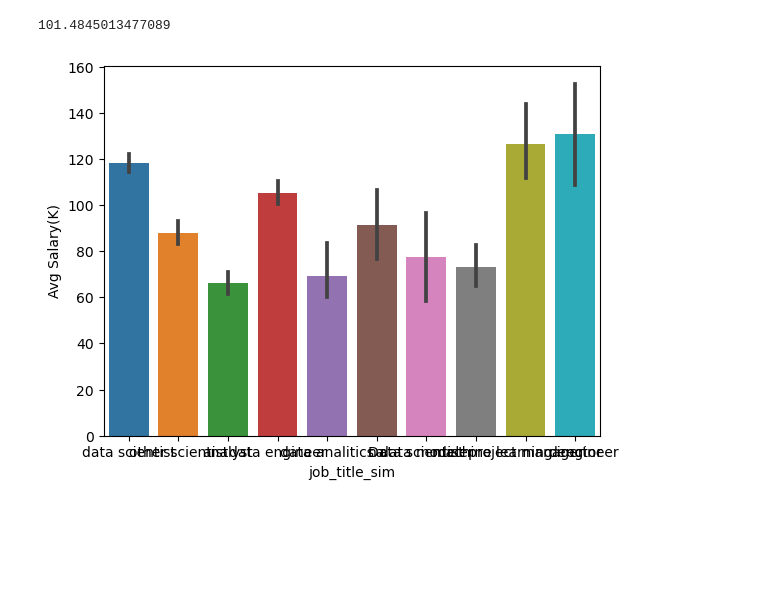
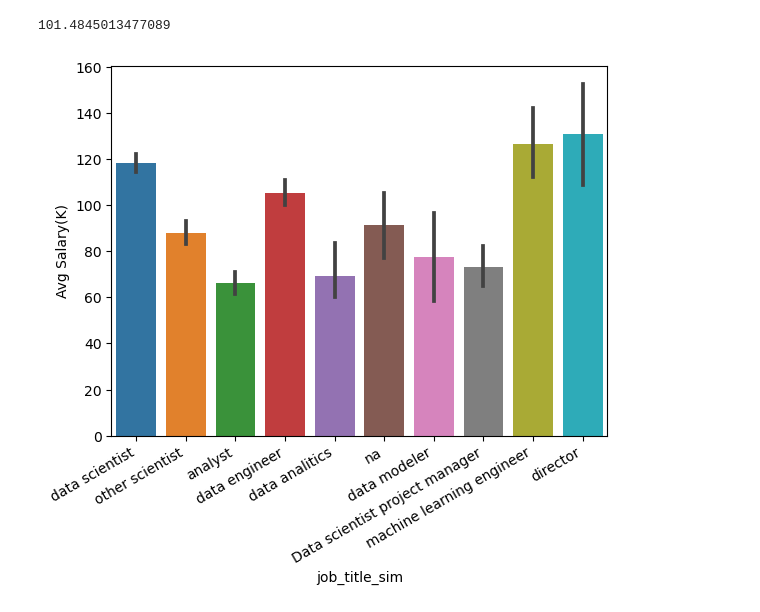
Before and after one commit to Bschreff/Week-13l-ocal-work-flow-practice, a Jupyter notebook: CodeAlong.ipynb, the cells around one changed output. Cells and saved outputs as stored; diff of their text form; code cells hidden in the pictures; blank space fills up the shorter version.

```diff
--- a/CodeAlong.ipynb
+++ b/CodeAlong.ipynb
@@ -47,5 +47,6 @@ df['Avg Salary(K)'].mean()
 101.4845013477089
 # %%
 ax = sns.barplot(data = df,x= 'job_title_sim', y = 'Avg Salary(K)')
+ax.set_xticklabels(ax.get_xticklabels(),rotation = 30, ha = 'right');
 # %% [output]
-[figure, old version]
+[figure, new version]
```
Also changed, not shown: parts of 2 cells of this notebook.
